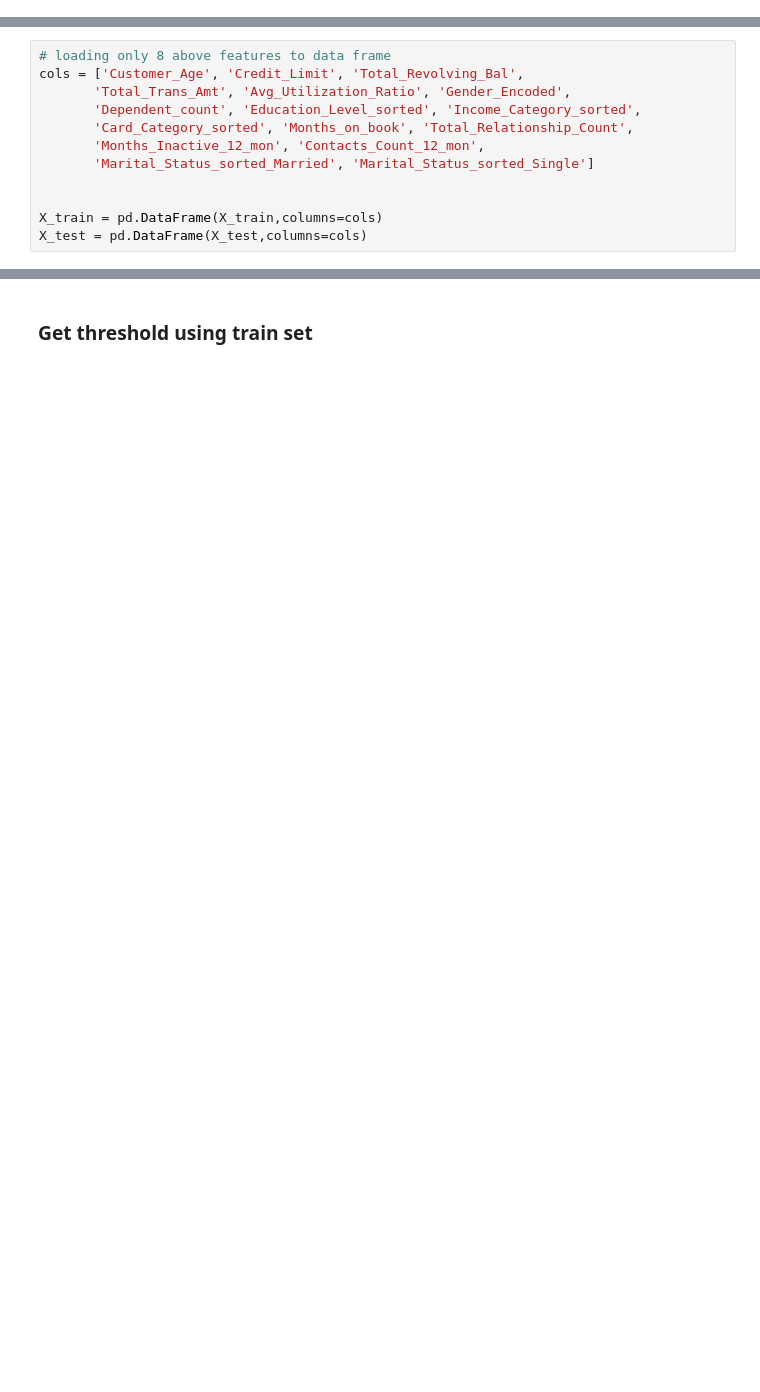
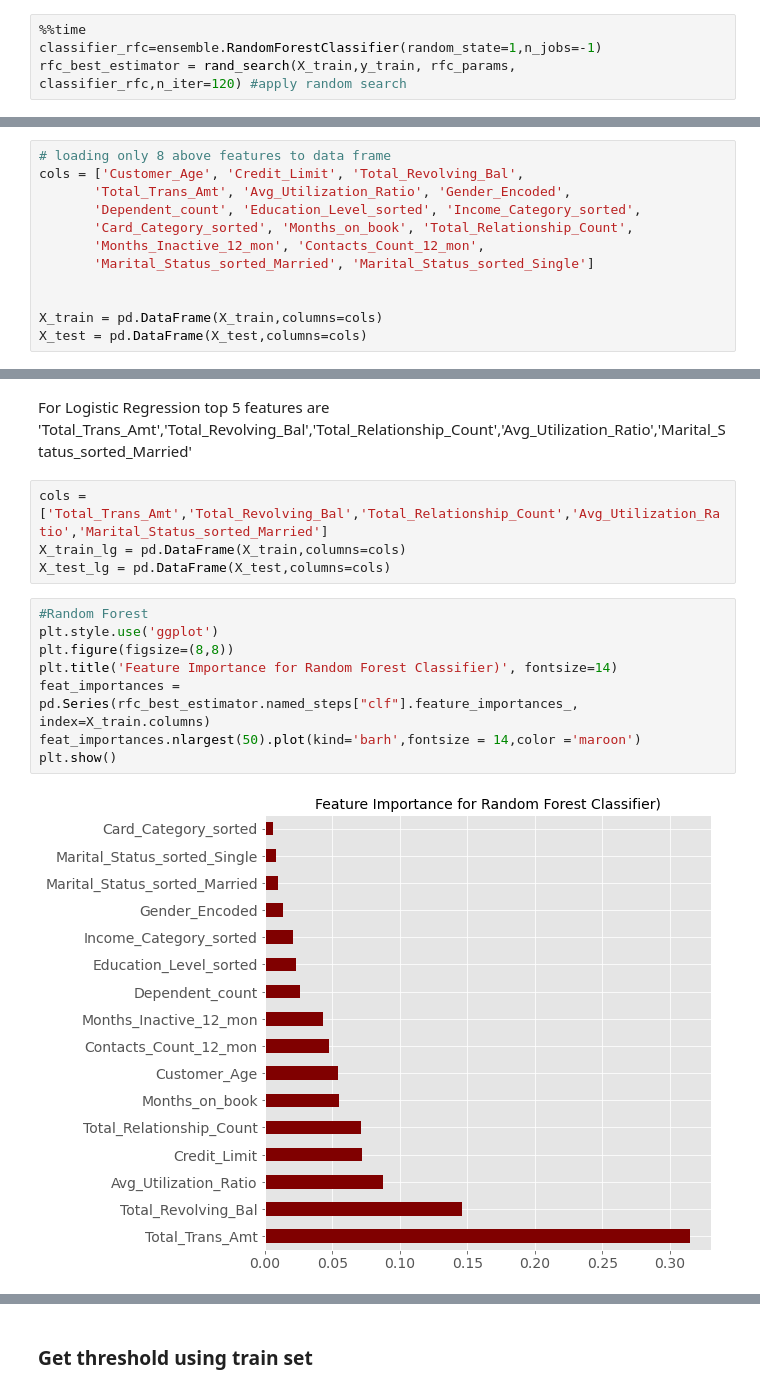
Before and after one commit to shaisid01/Data-Science, a Jupyter notebook: CapstoneProjects/Capstone 2/Notebooks/With top 5 features.ipynb, the cells around one changed output, grey strips where cells are left out. Cells and saved outputs as stored; diff of their text form; blank space fills up the shorter version.

```diff
--- a/CapstoneProjects/Capstone 2/Notebooks/With top 5 features.ipynb
+++ b/CapstoneProjects/Capstone 2/Notebooks/With top 5 features.ipynb
@@ -280,0 +303,4 @@ Pipeline(steps=[('clf',
+# %%
+%%time
+classifier_rfc=ensemble.RandomForestClassifier(random_state=1,n_jobs=-1)
+rfc_best_estimator = rand_search(X_train,y_train, rfc_params, classifier_rfc,n_iter=120) #apply random search
@@ -299,3 +413,20 @@ feat_importances.nlargest(50).plot(kind='barh',fontsize=14,color="olive")
 plt.show()
 # %% [output]
 [figure]
+# %% [markdown]
+For Logistic Regression top 5 features are
+'Total_Trans_Amt','Total_Revolving_Bal','Total_Relationship_Count','Avg_Utilization_Ratio','Marital_Status_sorted_Married'
+# %%
+cols = ['Total_Trans_Amt','Total_Revolving_Bal','Total_Relationship_Count','Avg_Utilization_Ratio','Marital_Status_sorted_Married']
+X_train_lg = pd.DataFrame(X_train,columns=cols)
+X_test_lg = pd.DataFrame(X_test,columns=cols)
+# %%
+#Random Forest
+plt.style.use('ggplot')
+plt.figure(figsize=(8,8))
+plt.title('Feature Importance for Random Forest Classifier)', fontsize=14)
+feat_importances = pd.Series(rfc_best_estimator.named_steps["clf"].feature_importances_, index=X_train.columns)
+feat_importances.nlargest(50).plot(kind='barh',fontsize = 14,color ='maroon')
+plt.show()
+# %% [output]
+[figure, added]
```
Also changed, not shown: parts of 85 cells of this notebook.
